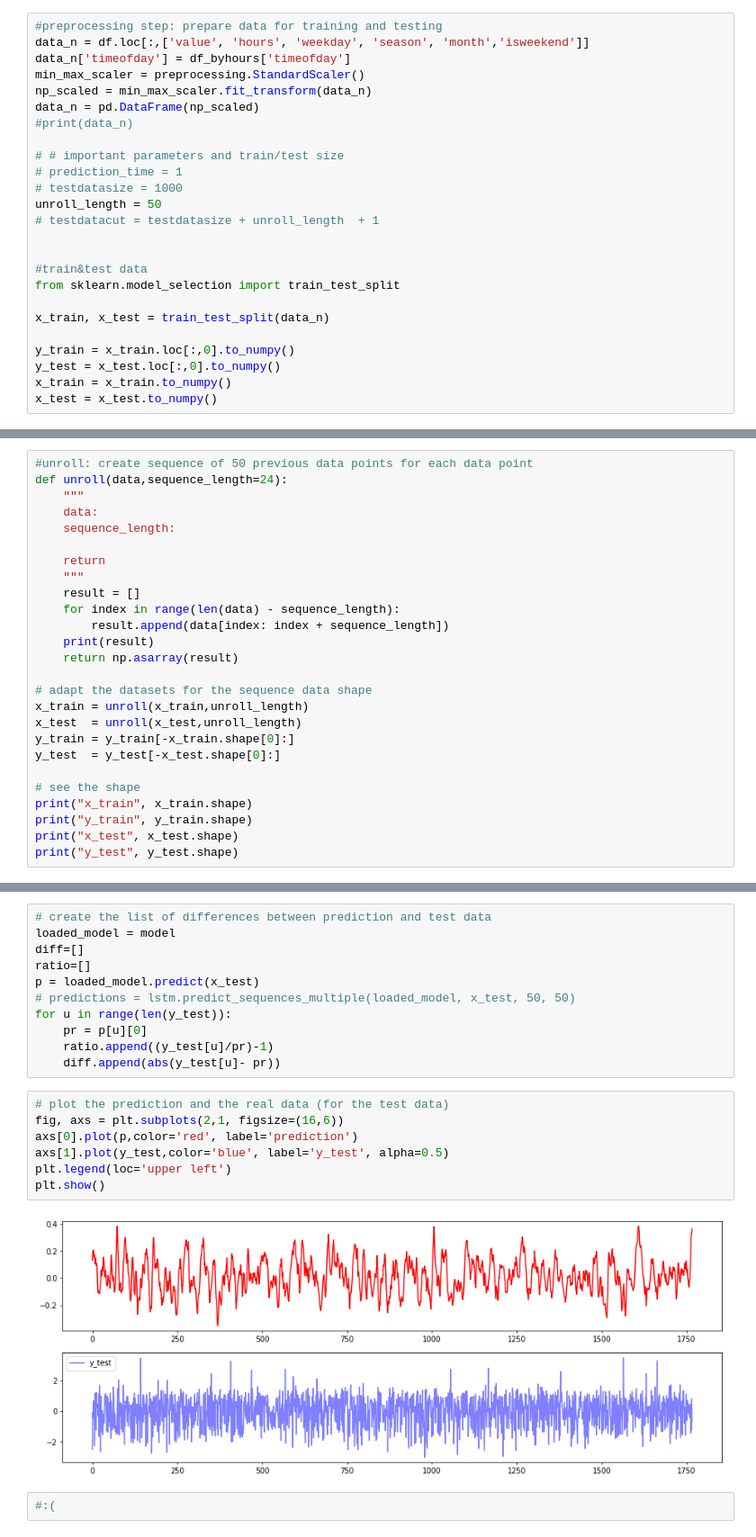
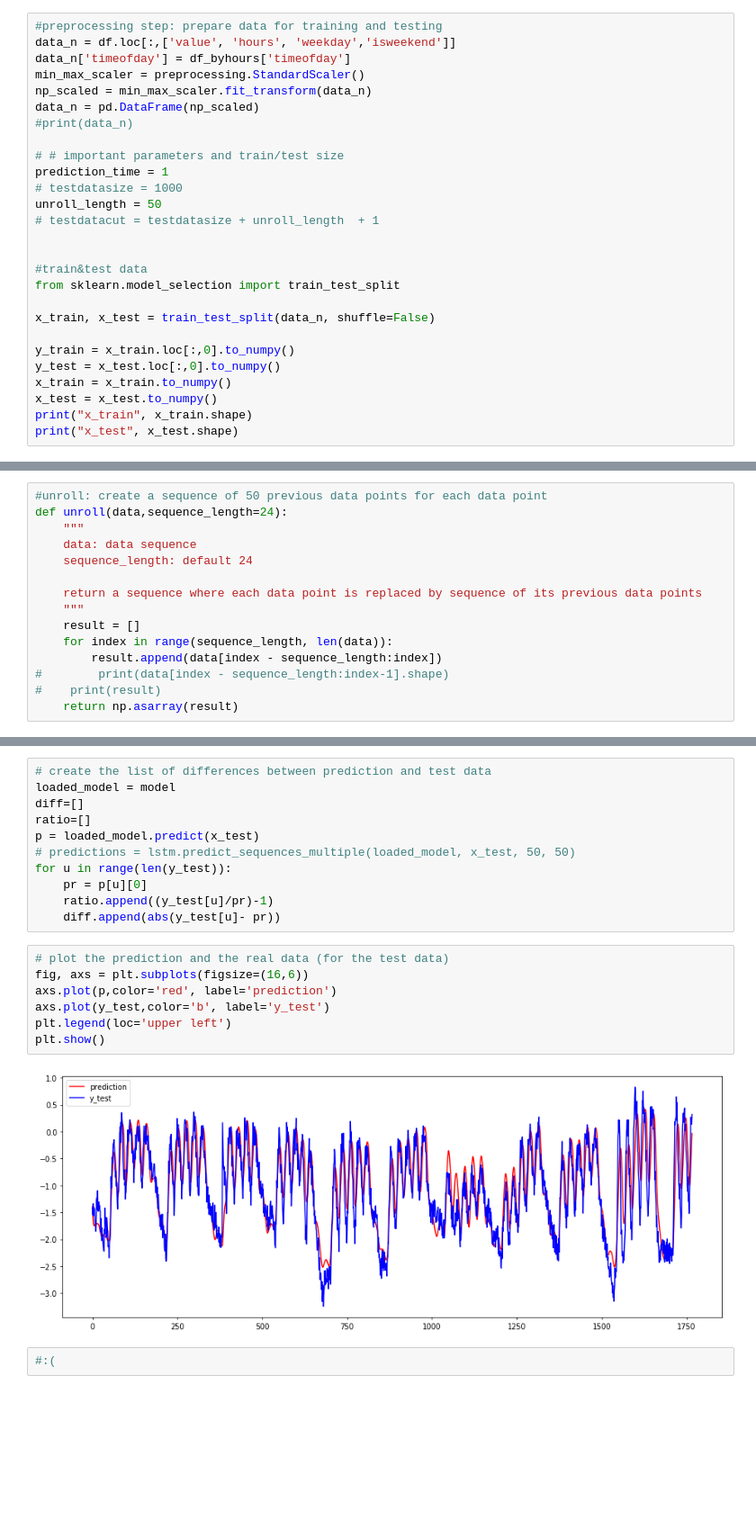
Before and after one commit to leafy-dandelion/2021-knu-tsad, a Jupyter notebook: Liubyma.ipynb, the cells around one changed output, grey strips where cells are left out. Shown at 90% size. Saved outputs shown, nothing was run; the diff lists cells and outputs as text; blank space fills up the shorter version.

```diff
--- a/Liubyma.ipynb
+++ b/Liubyma.ipynb
@@ -662,7 +645,7 @@ plt.show()
 # Here we learn from 50 previous values, and we predict just the 1 next value.
 # %%
 #preprocessing step: prepare data for training and testing
-data_n = df.loc[:,['value', 'hours', 'weekday', 'season', 'month','isweekend']]
+data_n = df.loc[:,['value', 'hours', 'weekday','isweekend']]
 data_n['timeofday'] = df_byhours['timeofday']
 min_max_scaler = preprocessing.StandardScaler()
 np_scaled = min_max_scaler.fit_transform(data_n)
@@ -670,7 +653,7 @@ data_n = pd.DataFrame(np_scaled)
 #print(data_n)
 
 # # important parameters and train/test size
-# prediction_time = 1
+prediction_time = 1
 # testdatasize = 1000
 unroll_length = 50
 # testdatacut = testdatasize + unroll_length  + 1
@@ -679,9 +662,11 @@ unroll_length = 50
 #train&test data
 from sklearn.model_selection import train_test_split
 
-x_train, x_test = train_test_split(data_n)
+x_train, x_test = train_test_split(data_n, shuffle=False)
 
 y_train = x_train.loc[:,0].to_numpy()
 y_test = x_test.loc[:,0].to_numpy()
 x_train = x_train.to_numpy()
 x_test = x_test.to_numpy()
+print("x_train", x_train.shape)
+print("x_test", x_test.shape)
@@ -688,26 +676,15 @@ x_test = x_test.to_numpy()
 # %%
-#unroll: create sequence of 50 previous data points for each data point
+#unroll: create a sequence of 50 previous data points for each data point
 def unroll(data,sequence_length=24):
     """
-    data:
-    sequence_length:
+    data: data sequence
+    sequence_length: default 24
 
-    return
+    return a sequence where each data point is replaced by sequence of its previous data points
     """
     result = []
-    for index in range(len(data) - sequence_length):
-        result.append(data[index: index + sequence_length])
-    print(result)
+    for index in range(sequence_length, len(data)):
+        result.append(data[index - sequence_length:index])
+#        print(data[index - sequence_length:index-1].shape)
+#    print(result)
     return np.asarray(result)
-
-# adapt the datasets for the sequence data shape
-x_train = unroll(x_train,unroll_length)
-x_test  = unroll(x_test,unroll_length)
-y_train = y_train[-x_train.shape[0]:]
-y_test  = y_test[-x_test.shape[0]:]
-
-# see the shape
-print("x_train", x_train.shape)
-print("y_train", y_train.shape)
-print("x_test", x_test.shape)
-print("y_test", y_test.shape)
@@ -783,12 +767,12 @@ for u in range(len(y_test)):
     diff.append(abs(y_test[u]- pr))
 # %%
 # plot the prediction and the real data (for the test data)
-fig, axs = plt.subplots(2,1, figsize=(16,6))
-axs[0].plot(p,color='red', label='prediction')
-axs[1].plot(y_test,color='blue', label='y_test', alpha=0.5)
+fig, axs = plt.subplots(figsize=(16,6))
+axs.plot(p,color='red', label='prediction')
+axs.plot(y_test,color='b', label='y_test')
 plt.legend(loc='upper left')
 plt.show()
 # %% [output]
-[figure, old version]
+[figure, new version]
 # %%
 #:(
```
Also changed, not shown: parts of 21 cells of this notebook.
